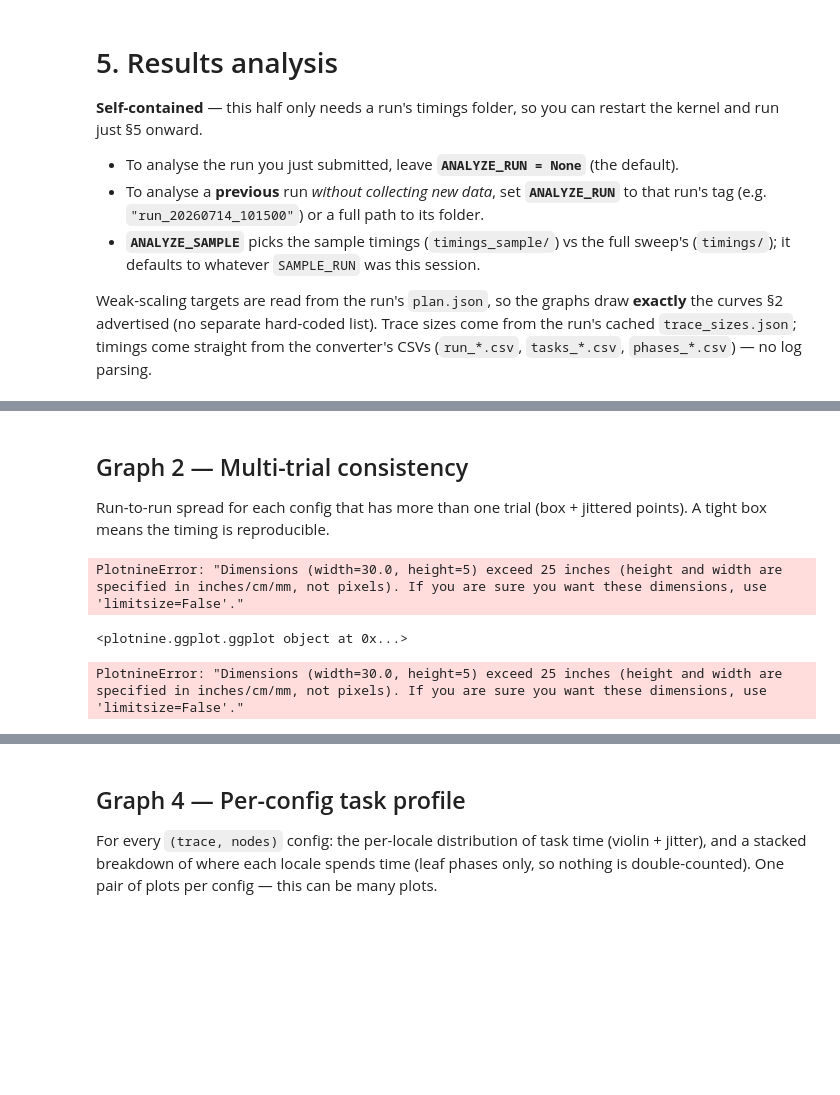
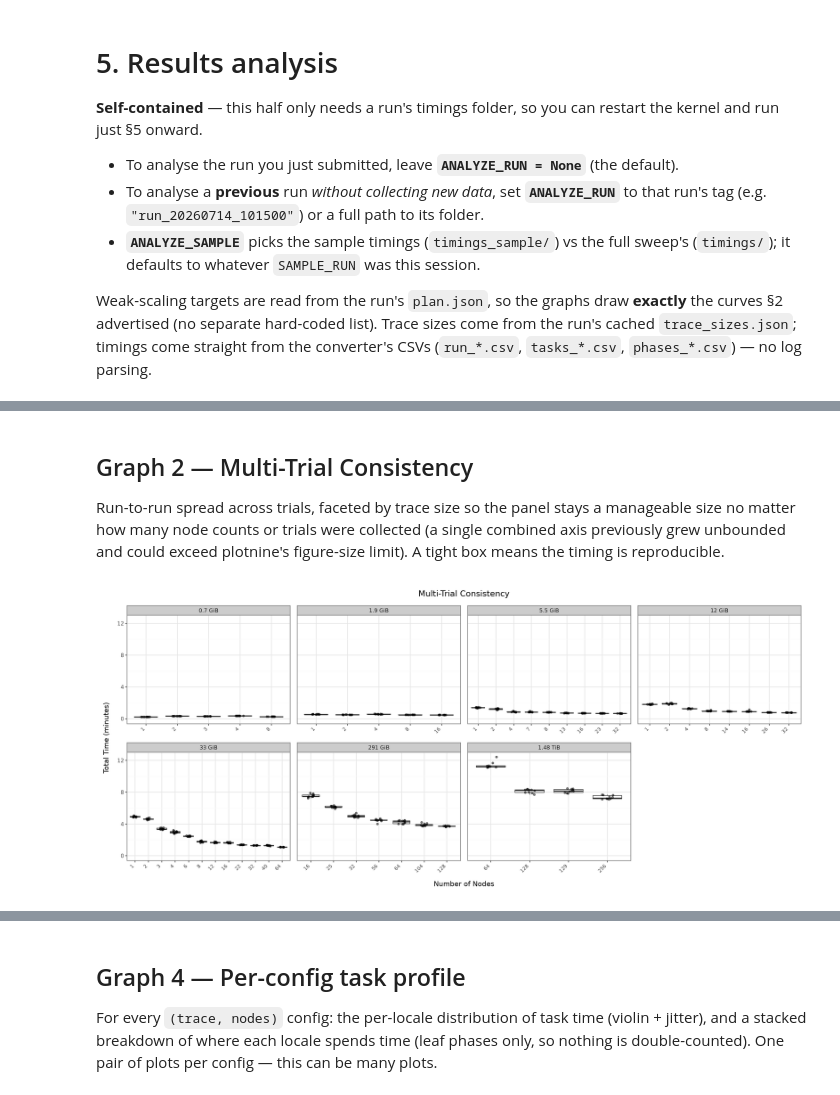
Before and after one commit to hpc-ai-adv-dev/fastotf2, a Jupyter notebook: workflows/scaling/converter-scaling-new.ipynb, the cells around one changed output, grey strips where cells are left out. Saved outputs shown, nothing was run; the diff lists cells and outputs as text; code cells hidden in the pictures; blank space fills up the shorter version.

Commit message:
Add latest notebook and dockerignore
Signed-off-by: Shreyas Khandekar <60454060+ShreyasKhandekar@users.noreply.github.com>

```diff
--- a/workflows/scaling/converter-scaling-new.ipynb
+++ b/workflows/scaling/converter-scaling-new.ipynb
@@ -603,7 +672,8 @@ from plotnine import *  # noqa: F401,F403
 # path  -> a full path to a run folder OR directly to its timings/ folder
 # Use this to analyse an existing run WITHOUT collecting new data: restart the
 # kernel, set ANALYZE_RUN here, then run this cell and the graph cells below.
-ANALYZE_RUN = "/lus/bnchlu1/khandeka/dev/hpc-ai-adv-dev/fastotf2/workflows/scaling/out/run_20260714_043638"
+ANALYZE_RUN = None
+ANALYZE_RUN = "/lus/bnchlu1/khandeka/dev/hpc-ai-adv-dev/fastotf2/workflows/scaling/out/run_20260714_043638_save"
 
 # Read the small SAMPLE run's timings (timings_sample/) or the full sweep's (timings/)?
 # Defaults to whatever SAMPLE_RUN was in this session, else the full-sweep timings.
@@ -640,16 +710,13 @@ if _sizes_json.exists():
 elif "trace_sizes_gib" not in globals():
     raise RuntimeError(f"No trace_sizes.json at {_sizes_json}; set trace_sizes_gib manually.")
 
-# Weak-scaling targets for the graphs: reuse the plan that PRODUCED this run (plan.json), so
-# §5 draws exactly the curves §2 advertised. Fall back to in-session values, then a default
-# sweep, only when analysing an older run that has no plan.json.
+# plan.json from the run that produced this data (used below just for the strong-scaling
+# node grid; Graph 3's weak-scaling analysis derives its own targets directly from the
+# collected data instead of relying on the original design-time targets).
 _plan = {}
 _plan_json = RUN_DIR_ANALYSIS / "plan.json"
 if _plan_json.exists():
     _plan = json.loads(_plan_json.read_text())
-WEAK_TARGETS_ANALYSIS = _plan.get("weak_targets") or globals().get("weak_targets") or [0.5, 1.0, 3.0, 6.0, 12.0]
-WEAK_TOL_ANALYSIS     = _plan.get("weak_tolerance", globals().get("WEAK_TOLERANCE", 0.4))
-MIN_TRACES_ANALYSIS   = _plan.get("min_traces_per_curve", globals().get("MIN_TRACES_PER_CURVE", 3))
 
 # The strong-scaling node grid this run was designed around (from plan.json). Graph 1 uses
 # this only to choose which x-axis ticks to *label* -- every real measurement is still
@@ -708,6 +775,4 @@ def node_axis_linear(nodes):
 print(f"Analysing: {HOST_TIMINGS_DIR}"
       f"{'  [sample]' if ANALYZE_SAMPLE else ''}"
       f"{'  (previous run)' if ANALYZE_RUN is not None else '  (this session)'}")
-print(f"weak targets for graphs: {WEAK_TARGETS_ANALYSIS}"
-      f"  (tol {WEAK_TOL_ANALYSIS}, >= {MIN_TRACES_ANALYSIS} traces/curve)")
 # %% [output]
@@ -852,32 +947,36 @@ else:
 # %% [markdown]
-## Graph 2 — Multi-trial consistency
+## Graph 2 — Multi-Trial Consistency
 
-Run-to-run spread for each config that has more than one trial (box + jittered points).
-A tight box means the timing is reproducible.
+Run-to-run spread across trials, faceted by trace size so the panel stays a manageable size
+no matter how many node counts or trials were collected (a single combined axis previously
+grew unbounded and could exceed plotnine's figure-size limit). A tight box means the timing
+is reproducible.
 # %%
 if not df_runs.empty:
     d = df_runs.copy()
     d["n_trials"] = d.groupby(["traced_nodes", "nl"])["trial"].transform("nunique")
     d = d[d["n_trials"] > 1].copy()
     if not d.empty:
         d["time_min"] = d["totalTime"] / SEC_PER_MIN
-        d["config"] = d["traced_nodes"].map(size_label) + " / nl" + d["nl"].astype(str)
-        p = (ggplot(d, aes("config", "time_min"))
+        d["trace"] = trace_cat(d["traced_nodes"])
+        n_facets = d["trace"].nunique()
+        ncol = min(4, n_facets) if n_facets else 1
+        nrow = max(1, -(-n_facets // ncol)) if ncol else 1
+        p = (ggplot(d, aes("factor(nl)", "time_min"))
              + geom_boxplot(outlier_alpha=0.0)
-             + geom_jitter(width=0.15, height=0, alpha=0.5, size=1.5)
+             + geom_jitter(width=0.15, height=0, alpha=0.5, size=1.3)
+             + facet_wrap("trace", scales="free_x", ncol=ncol)
              + expand_limits(y=0)
-             + labs(title="Multi-trial consistency", x="config (trace size / nodes)",
-                    y="total time (min)")
+             + labs(title="Multi-Trial Consistency", x="Number of Nodes",
+                    y="Total Time (minutes)")
              + theme_bw()
-             + theme(figure_size=(max(8, d["config"].nunique() * 0.6), 5),
-                     axis_text_x=element_text(rotation=45, ha="right")))
+             + theme(figure_size=(min(18, max(6, ncol * 4)), min(20, max(4, nrow * 3.5))),
+                     axis_text_x=element_text(rotation=45, ha="right", size=8)))
         display(p); _maybe_save(p, "g2_multitrial")
     else:
         print("All configs have a single trial — nothing to compare.")
 else:
     print("No runs to plot.")
 # %% [output]
-PlotnineError: "Dimensions (width=30.0, height=5) exceed 25 inches (height and width are specified in inches/cm/mm, not pixels). If you are sure you want these dimensions, use 'limitsize=False'."
-<plotnine.ggplot.ggplot object at 0x...>
-PlotnineError: "Dimensions (width=30.0, height=5) exceed 25 inches (height and width are specified in inches/cm/mm, not pixels). If you are sure you want these dimensions, use 'limitsize=False'."
+[figure, added]
 # %% [markdown]
```
Also changed, not shown: parts of 13 cells of this notebook, 1 other file.
